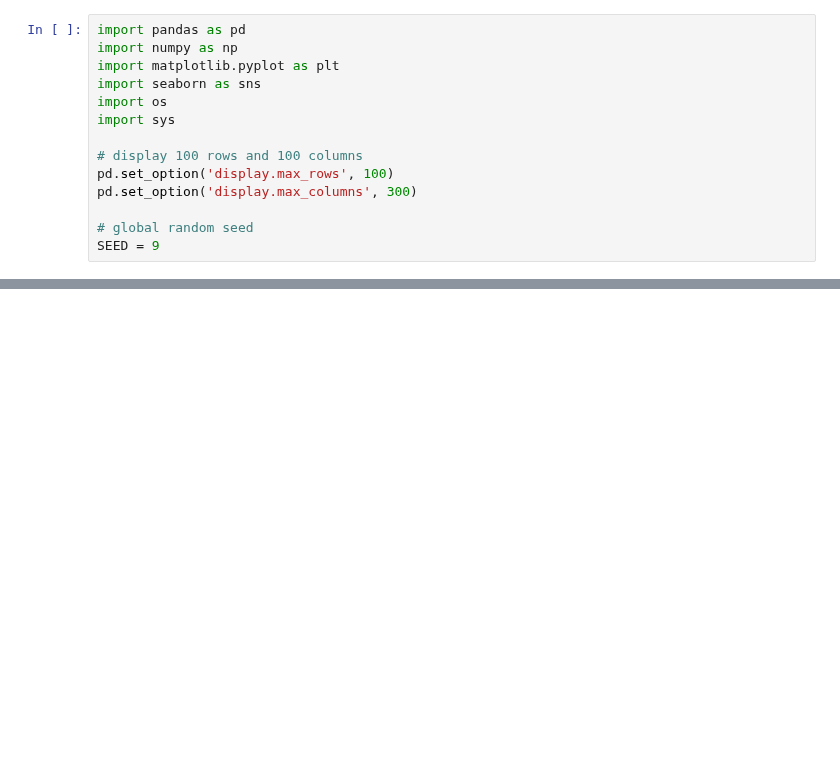
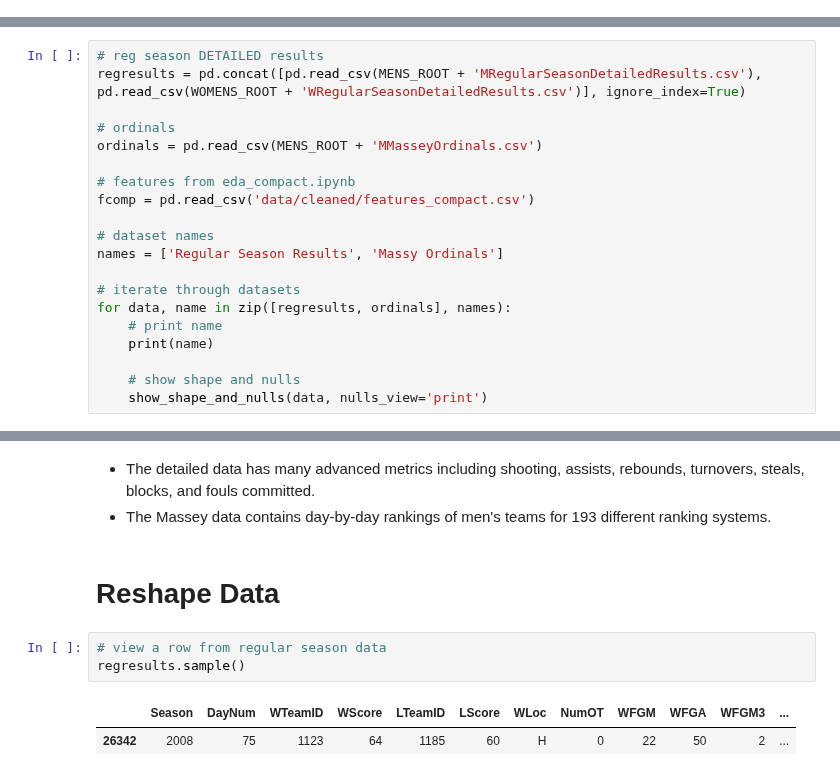
Before and after one commit to heefjones/march_madness, a Jupyter notebook: eda_detailed.ipynb, the cells around one changed output, grey strips where cells are left out. Cells and saved outputs as stored; diff of their text form; blank space fills up the shorter version.

```diff
--- a/eda_detailed.ipynb
+++ b/eda_detailed.ipynb
@@ -6,14 +0,0 @@ In this notebook, we perform __EDA__ on the provided data via this [Kaggle compe
-# %%
-import pandas as pd
-import numpy as np
-import matplotlib.pyplot as plt
-import seaborn as sns
-import os
-import sys
-
-# display 100 rows and 100 columns
-pd.set_option('display.max_rows', 100)
-pd.set_option('display.max_columns', 300)
-
-# global random seed
-SEED = 9
@@ -1036,0 +8,20 @@ df.to_csv('data/processed/features_detailed.csv', index=False)
+# %%
+# reg season DETAILED results
+regresults = pd.concat([pd.read_csv(MENS_ROOT + 'MRegularSeasonDetailedResults.csv'), pd.read_csv(WOMENS_ROOT + 'WRegularSeasonDetailedResults.csv')], ignore_index=True)
+
+# ordinals
+ordinals = pd.read_csv(MENS_ROOT + 'MMasseyOrdinals.csv')
+
+# features from eda_compact.ipynb
+fcomp = pd.read_csv('data/cleaned/features_compact.csv')
+
+# dataset names
+names = ['Regular Season Results', 'Massy Ordinals']
+
+# iterate through datasets
+for data, name in zip([regresults, ordinals], names):
+    # print name
+    print(name)
+
+    # show shape and nulls
+    show_shape_and_nulls(data, nulls_view='print')
@@ -1036,0 +77,11 @@ df.to_csv('data/processed/features_detailed.csv', index=False)
+# %% [markdown]
+- The detailed data has many advanced metrics including shooting, assists, rebounds, turnovers, steals, blocks, and fouls committed.
+- The Massey data contains day-by-day rankings of men's teams for 193 different ranking systems.
+# %% [markdown]
+# Reshape Data
+# %%
+# view a row from regular season data
+regresults.sample()
+# %% [output]
+|  | Season | DayNum | WTeamID | WScore | LTeamID | LScore | WLoc | NumOT | WFGM | WFGA | WFGM3 | ... |
+| 26342 | 2008 | 75 | 1123 | 64 | 1185 | 60 | H | 0 | 22 | 50 | 2 | ... |
```
Also changed, not shown: parts of 100 cells of this notebook, 17 other files.
